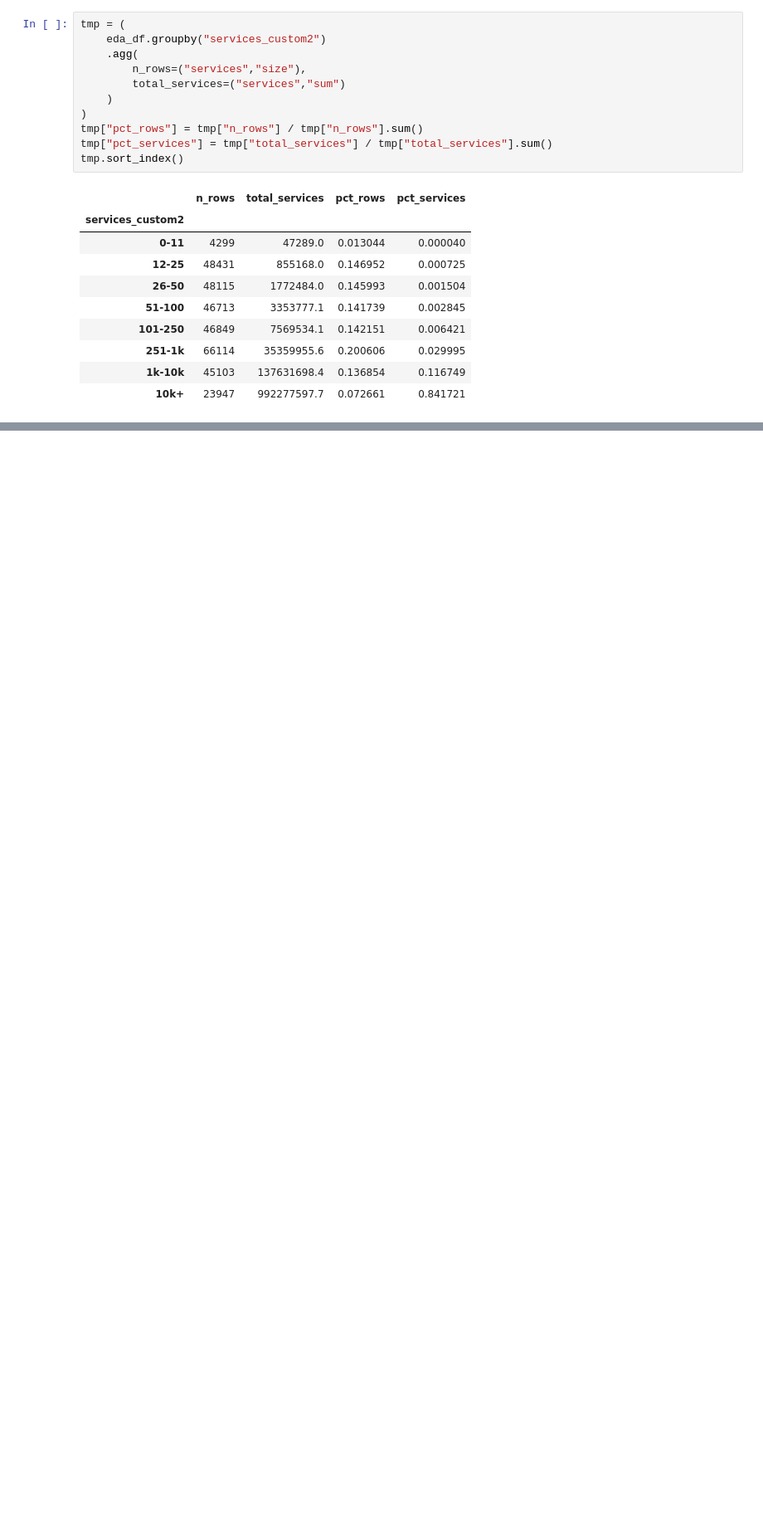
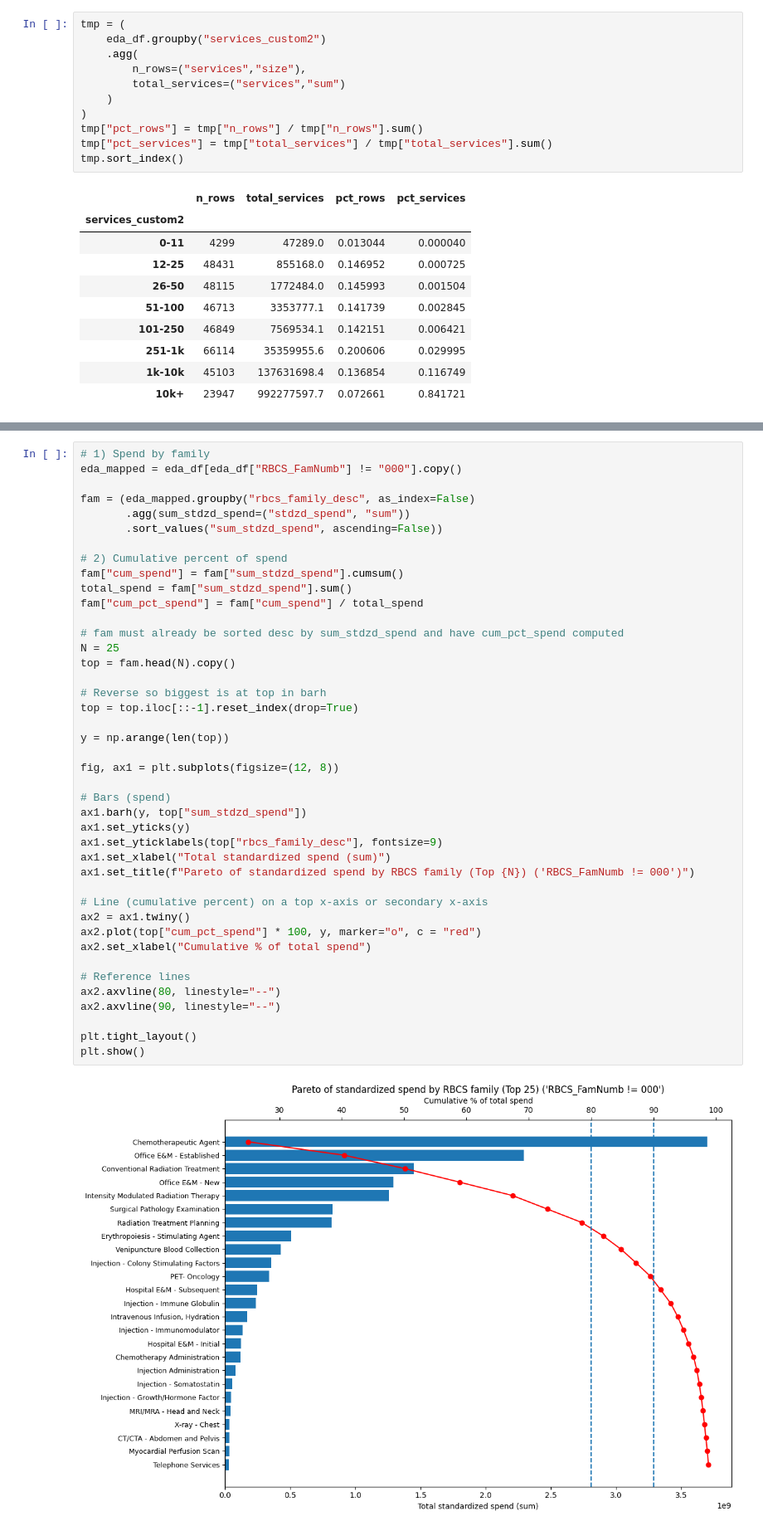
Before and after one commit to OzkanGelincik/medicare-provider-benchmarking-engine, a Jupyter notebook: medicare_provider_benchmarking_engine_master.ipynb, the cells around one changed output, grey strips where cells are left out. Shown at 83% size. Saved outputs shown, nothing was run; the diff lists cells and outputs as text; blank space fills up the shorter version.

```diff
--- a/medicare_provider_benchmarking_engine_master.ipynb
+++ b/medicare_provider_benchmarking_engine_master.ipynb
@@ -1927,0 +2148,44 @@ sum_srvc_by_rbcs_family_desc = eda_df.groupby("rbcs_family_desc").agg(services_s
+# %%
+# 1) Spend by family
+eda_mapped = eda_df[eda_df["RBCS_FamNumb"] != "000"].copy()
+
+fam = (eda_mapped.groupby("rbcs_family_desc", as_index=False)
+       .agg(sum_stdzd_spend=("stdzd_spend", "sum"))
+       .sort_values("sum_stdzd_spend", ascending=False))
+
+# 2) Cumulative percent of spend
+fam["cum_spend"] = fam["sum_stdzd_spend"].cumsum()
+total_spend = fam["sum_stdzd_spend"].sum()
+fam["cum_pct_spend"] = fam["cum_spend"] / total_spend
+
+# fam must already be sorted desc by sum_stdzd_spend and have cum_pct_spend computed
+N = 25
+top = fam.head(N).copy()
+
+# Reverse so biggest is at top in barh
+top = top.iloc[::-1].reset_index(drop=True)
+
+y = np.arange(len(top))
+
+fig, ax1 = plt.subplots(figsize=(12, 8))
+
+# Bars (spend)
+ax1.barh(y, top["sum_stdzd_spend"])
+ax1.set_yticks(y)
+ax1.set_yticklabels(top["rbcs_family_desc"], fontsize=9)
+ax1.set_xlabel("Total standardized spend (sum)")
+ax1.set_title(f"Pareto of standardized spend by RBCS family (Top {N}) ('RBCS_FamNumb != 000')")
+
+# Line (cumulative percent) on a top x-axis or secondary x-axis
+ax2 = ax1.twiny()
+ax2.plot(top["cum_pct_spend"] * 100, y, marker="o", c = "red")
+ax2.set_xlabel("Cumulative % of total spend")
+
+# Reference lines
+ax2.axvline(80, linestyle="--")
+ax2.axvline(90, linestyle="--")
+
+plt.tight_layout()
+plt.show()
+# %% [output]
+[figure, added]
```
Also changed, not shown: parts of 171 cells of this notebook.
